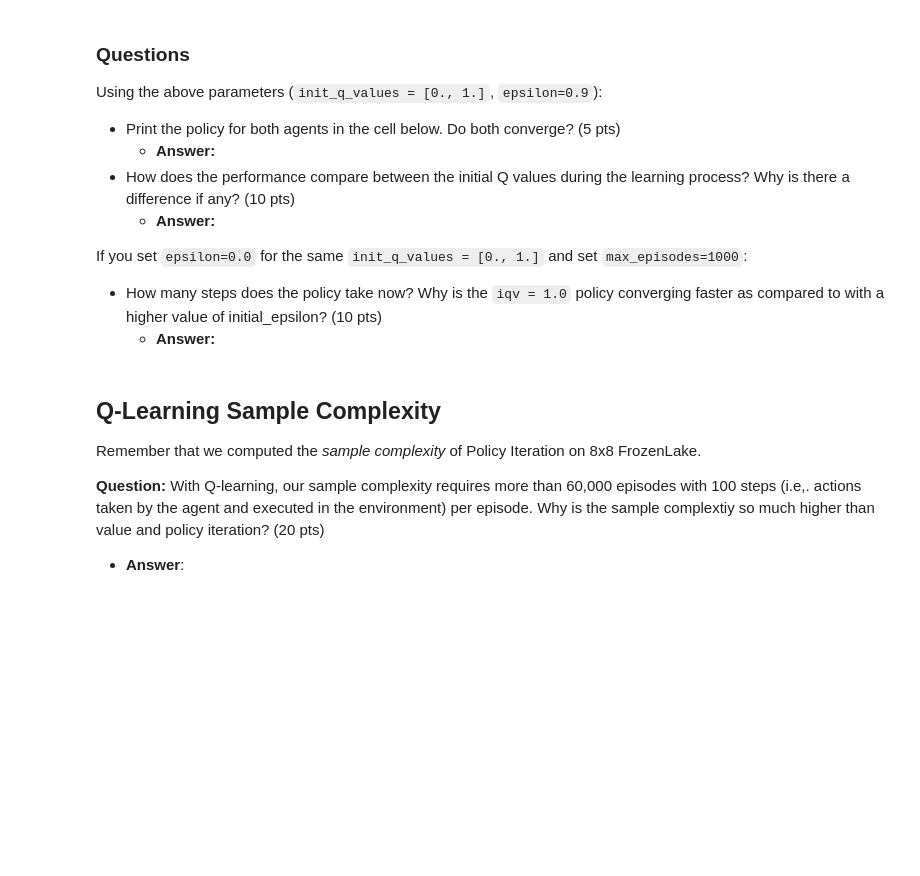
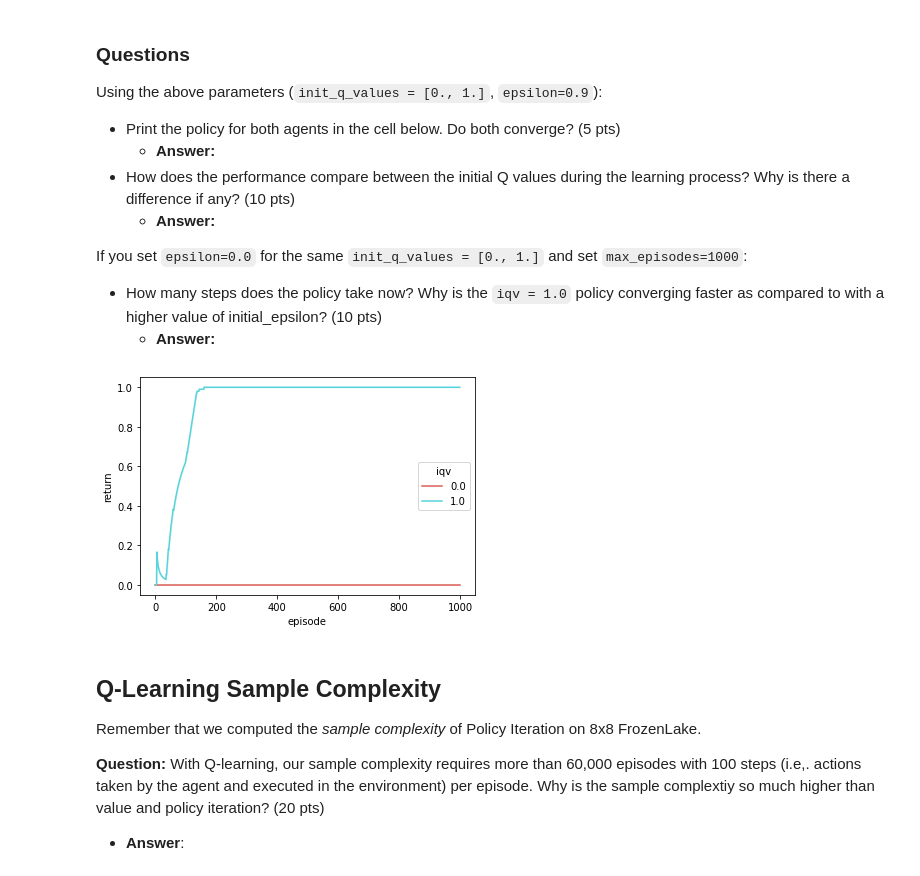
Before and after one commit to LuisCGit/6.484-reinforcement-learning, a Jupyter notebook: value_policy_iteration.ipynb, the cells around one changed output. Saved outputs shown, nothing was run; the diff lists cells and outputs as text; code cells hidden in the pictures; blank space fills up the shorter version.

Commit message:
Q value iteration

```diff
--- a/value_policy_iteration.ipynb
+++ b/value_policy_iteration.ipynb
@@ -661,12 +661,20 @@ class QLearningAgent:
 
     def update_Q(self, state, next_state, action, reward, done):
         ### TODO: update self.Q given new experience. #######################
-
+        if done:
+          self.Q[state,action] = reward
+        else:
+          y = reward + self.gamma*max(self.Q[next_state,:])
+          e = y - self.Q[state,action]
+          self.Q[state,action] = self.Q[state,action] + self.learning_rate*e
         #####################################################################
 
     def get_action(self, state):
         ### TODO: select an action given self.Q and self.epsilon ############
-
+        if np.random.random() <= self.epsilon:
+          return np.random.randint(4)
+        else:
+          return np.argmax(self.Q[state,:])
         #####################################################################
 # %% [markdown]
 The below code is scaffolding to instantiate and run the above Q-Learning agent.  Feel free to examine it to help you implement `QLearningAgent`.
@@ -751,8 +761,12 @@ If you set `epsilon=0.0` for the same `init_q_values = [0., 1.]` and set `max_ep
   - **Answer:**
 # %%
 ### TODO: print policy for agents with each of the init q_values. ########
-
+init_q_values = [0., 1.]
+eps_logs, eps_agents = qlearning_sweep(init_q_values, n_runs=3, max_episodes=1000, epsilon=0)
+plot(eps_logs, x_key='episode', y_key='return', legend_key='iqv', estimator='mean', ci='sd')
 ########################################################################
+# %% [output]
+[figure, added]
 # %% [markdown]
 ## Q-Learning Sample Complexity
 
```
Also changed, not shown: parts of 4 cells of this notebook.
